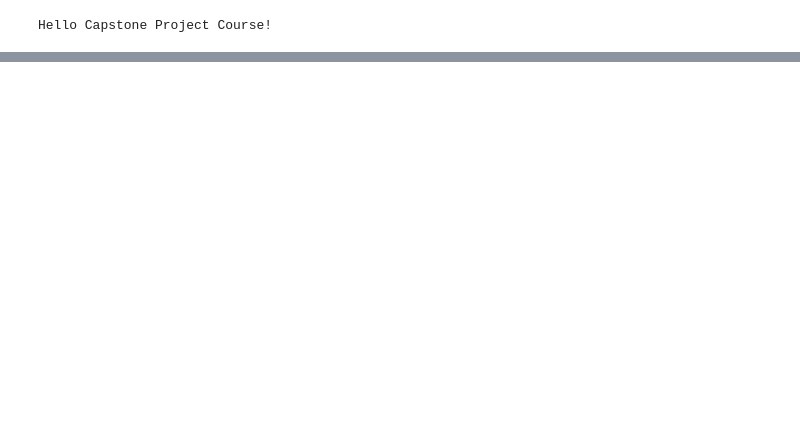
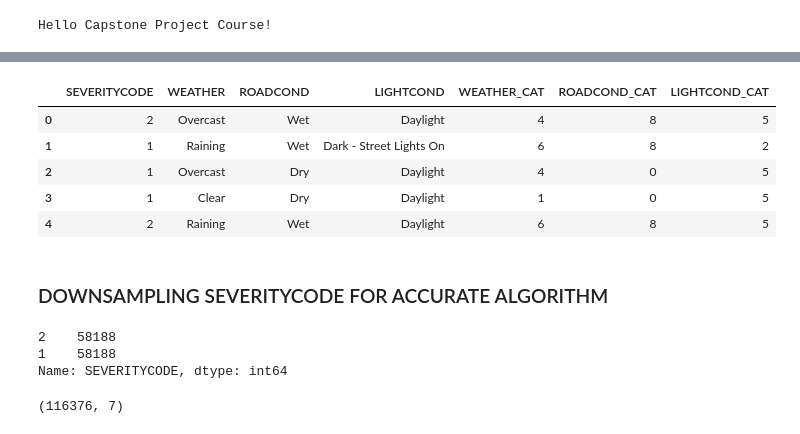
Before and after one commit to AvinashBolleddula/Coursera_Capstone, a Jupyter notebook: Capstone Project Sample.ipynb, the cells around one changed output, grey strips where cells are left out. Cells and saved outputs as stored; diff of their text form; code cells hidden in the pictures; blank space fills up the shorter version.

```diff
--- a/Capstone Project Sample.ipynb
+++ b/Capstone Project Sample.ipynb
@@ -26,0 +155,2 @@ Hello Capstone Project Course!
+# %%
+df_required['ROADCOND'].replace(np.nan, 'Dry', inplace=True)
@@ -26,0 +167,2 @@ Hello Capstone Project Course!
+# %%
+df_required['LIGHTCOND'].replace(np.nan, 'Daylight', inplace=True)
@@ -26,0 +171,4 @@ Hello Capstone Project Course!
+# %%
+df_required['WEATHER'] = df_required['WEATHER'].astype('category')
+df_required['ROADCOND'] = df_required['ROADCOND'].astype('category')
+df_required['LIGHTCOND'] = df_required['LIGHTCOND'].astype('category')
@@ -26,0 +203,4 @@ Hello Capstone Project Course!
+# %%
+df_required["WEATHER_CAT"] = df_required["WEATHER"].cat.codes
+df_required["ROADCOND_CAT"] = df_required["ROADCOND"].cat.codes
+df_required["LIGHTCOND_CAT"] = df_required["LIGHTCOND"].cat.codes
@@ -26,0 +223,30 @@ Hello Capstone Project Course!
+# %%
+df_required.head()
+# %% [output]
+|  | SEVERITYCODE | WEATHER | ROADCOND | LIGHTCOND | WEATHER_CAT | ROADCOND_CAT | LIGHTCOND_CAT |
+| 0 | 2 | Overcast | Wet | Daylight | 4 | 8 | 5 |
+| 1 | 1 | Raining | Wet | Dark - Street Lights On | 6 | 8 | 2 |
+| 2 | 1 | Overcast | Dry | Daylight | 4 | 0 | 5 |
+| 3 | 1 | Clear | Dry | Daylight | 1 | 0 | 5 |
+| 4 | 2 | Raining | Wet | Daylight | 6 | 8 | 5 |
+# %% [markdown]
+### DOWNSAMPLING SEVERITYCODE FOR ACCURATE ALGORITHM
+# %%
+df_requiredmajority = df_required[df_required.SEVERITYCODE==1]
+df_requiredminority = df_required[df_required.SEVERITYCODE==2]
+
+df_requiredmajority_downsampled = resample(df_requiredmajority,
+                                           replace=False,
+                                           n_samples=58188,
+                                           random_state=123)
+
+df_requireddownsampled = pd.concat([df_requiredmajority_downsampled, df_requiredminority])
+df_requireddownsampled.SEVERITYCODE.value_counts()
+# %% [output]
+2    58188
+1    58188
+Name: SEVERITYCODE, dtype: int64
+# %%
+df_requireddownsampled.shape
+# %% [output]
+(116376, 7)
```
Also changed, not shown: parts of 83 cells of this notebook.
